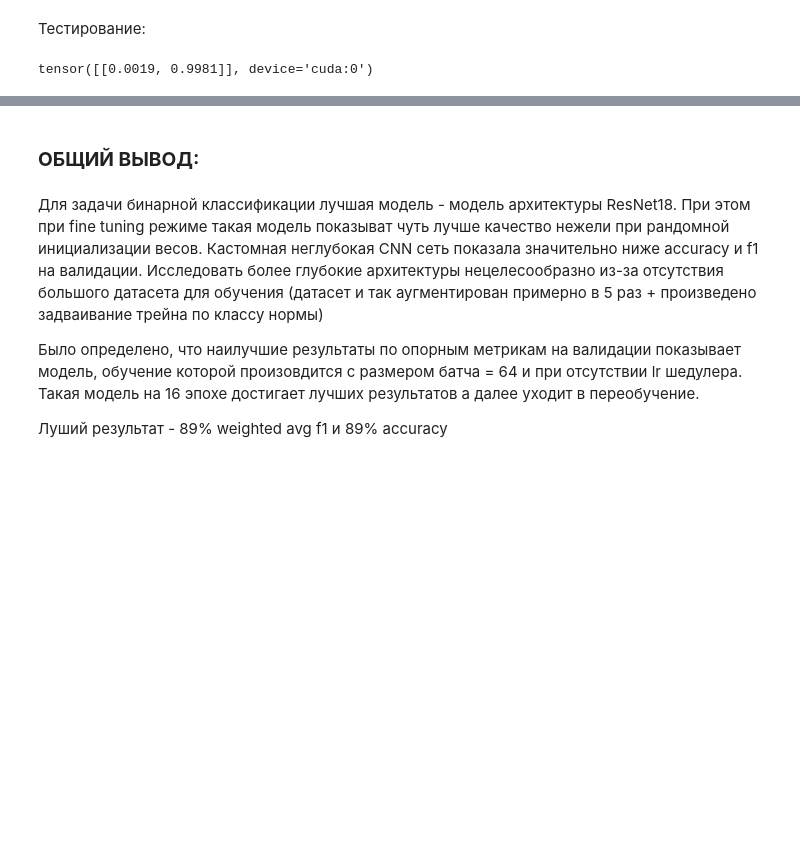
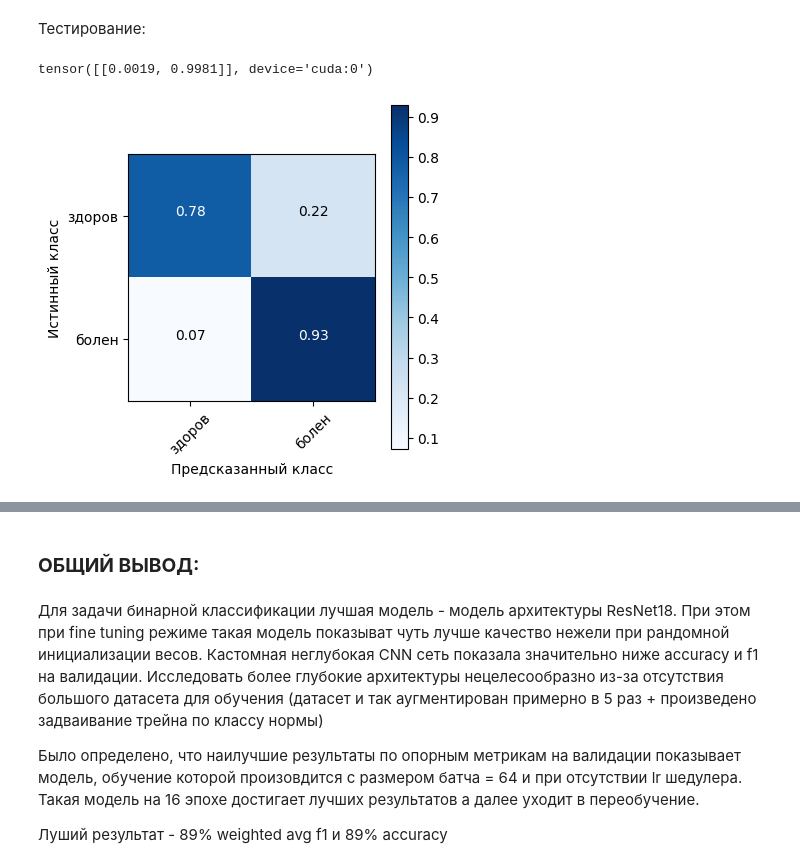
Before and after one commit to Koldim2001/ML_DL_research_VECG, a Jupyter notebook: DL_images/CNN_classification_training.ipynb, the cells around one changed output, grey strips where cells are left out. Saved outputs shown, nothing was run; the diff lists cells and outputs as text; code cells hidden in the pictures; blank space fills up the shorter version.

```diff
--- a/DL_images/CNN_classification_training.ipynb
+++ b/DL_images/CNN_classification_training.ipynb
@@ -495,0 +520,29 @@ tensor([[0.0019, 0.9981]], device='cuda:0')
+# %%
+device = torch.device("cuda") if torch.cuda.is_available() else torch.device("cpu")
+
+# Загрузка сохраненной модели
+model = torch.jit.load("models_classification/resnet_train_ft_no_sheduler_batch64.pt").to(device).eval()
+
+# Установите модель в режим оценки (evaluation mode)
+model.eval()
+
+true_labels = []
+predicted_labels = []
+
+# Пройдите через данные из val_loader и сделайте предсказания
+with torch.no_grad():
+    for inputs, labels in val_loader:
+        inputs = inputs.to(device)  # Переносим данные на устройство (GPU или CPU), если нужно
+        labels = labels.to(device)  # Переносим метки классов на устройство (GPU или CPU), если нужно
+
+        outputs = model(inputs)
+        _, predicted = torch.max(outputs, 1)  # Получаем предсказанные классы
+
+        true_labels.extend(labels.cpu().numpy())
+        predicted_labels.extend(predicted.cpu().numpy())
+
+
+fig, ax = plt.subplots(figsize=(4, 4))
+plot_confusion_matrix(confusion_matrix(true_labels, predicted_labels), ['здоров', 'болен'], normalize=True, title='')
+# %% [output]
+[figure, added]
```
Also changed, not shown: parts of 2 cells of this notebook.
